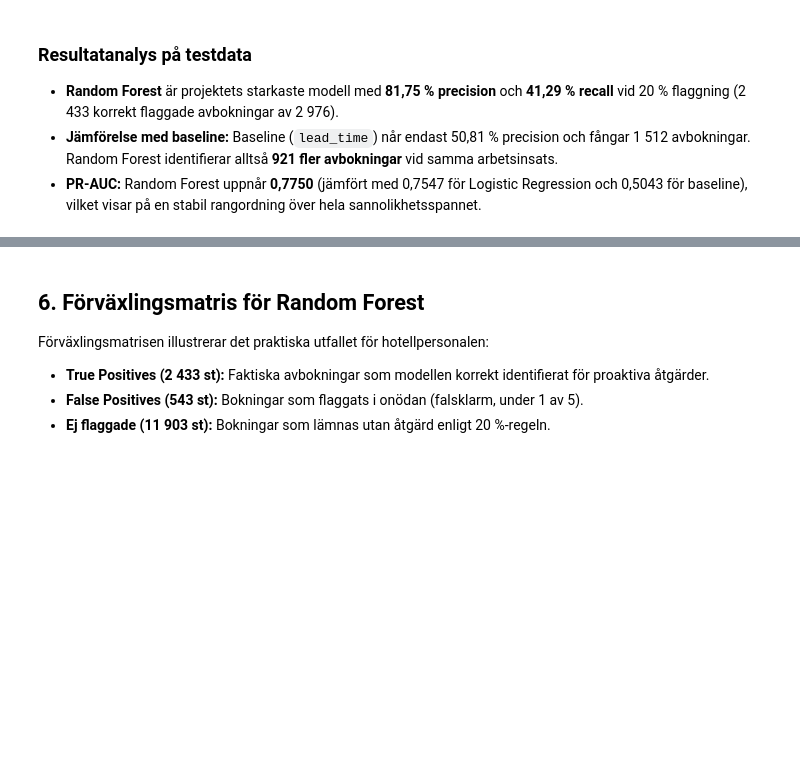
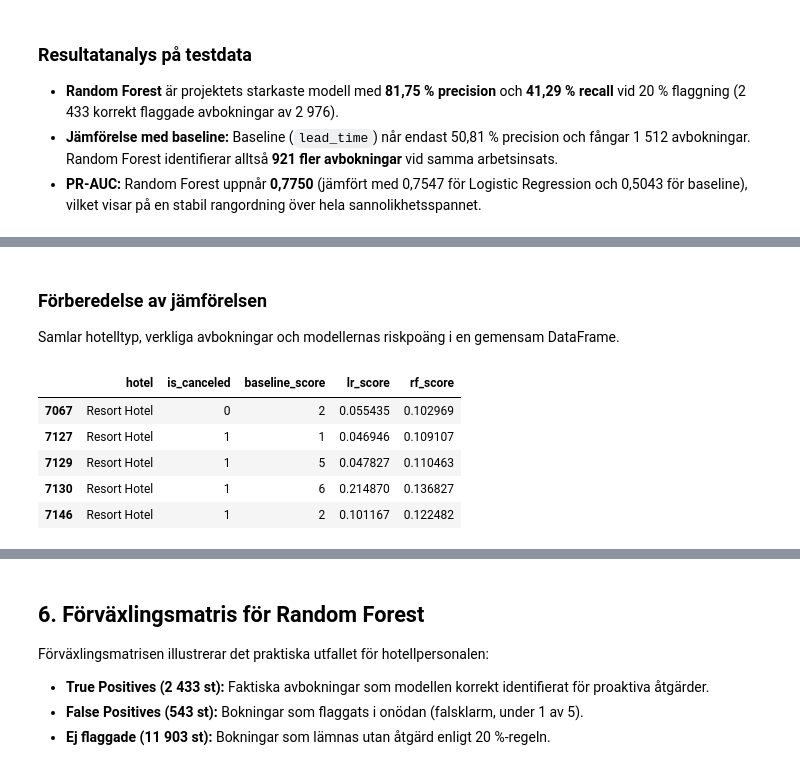
Before and after one commit to Shara-Hysen/data-science-group-project, a Jupyter notebook: notebooks/02_demonstration.ipynb, the cells around one changed output, grey strips where cells are left out. Drawn from its saved outputs; the diff is of its cells as text; code cells hidden in the pictures; blank space fills up the shorter version.

```diff
--- a/notebooks/02_demonstration.ipynb
+++ b/notebooks/02_demonstration.ipynb
@@ -175,0 +184,22 @@ plot_pr_curve(y_test, test_predictions)
+# %% [markdown]
+### Förberedelse av jämförelsen
+
+Samlar hotelltyp, verkliga avbokningar och modellernas riskpoäng i en gemensam DataFrame.
+# %%
+# Samla testdata och modellernas riskpoäng
+hotel_comparison = pd.DataFrame({
+    "hotel": test["hotel"],
+    "is_canceled": y_test,
+    "baseline_score": scores_baseline,
+    "lr_score": probas_lr,
+    "rf_score": probas_rf,
+})
+
+hotel_comparison.head()
+# %% [output]
+|  | hotel | is_canceled | baseline_score | lr_score | rf_score |
+| 7067 | Resort Hotel | 0 | 2 | 0.055435 | 0.102969 |
+| 7127 | Resort Hotel | 1 | 1 | 0.046946 | 0.109107 |
+| 7129 | Resort Hotel | 1 | 5 | 0.047827 | 0.110463 |
+| 7130 | Resort Hotel | 1 | 6 | 0.214870 | 0.136827 |
+| 7146 | Resort Hotel | 1 | 2 | 0.101167 | 0.122482 |
```
Also changed, not shown: parts of 11 cells of this notebook, 1 other file.
